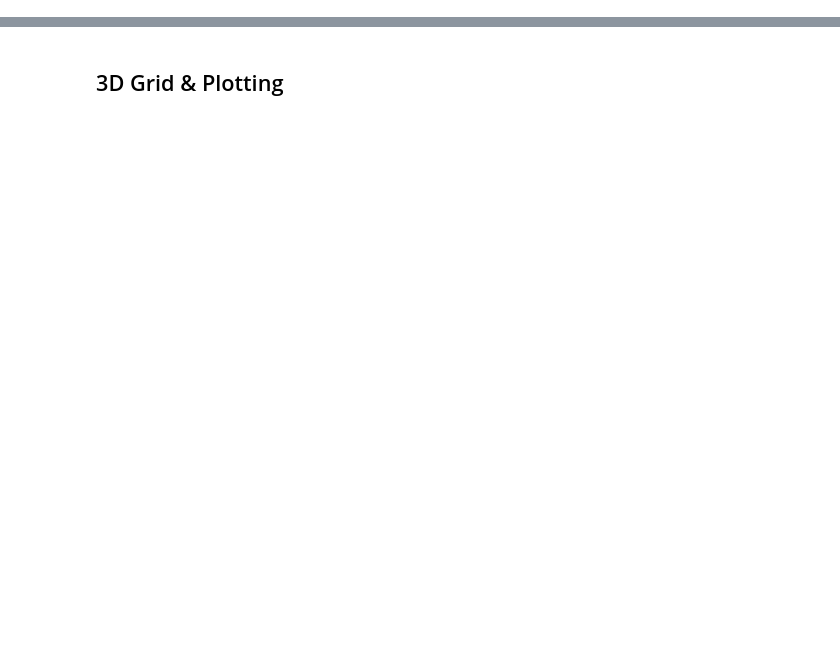
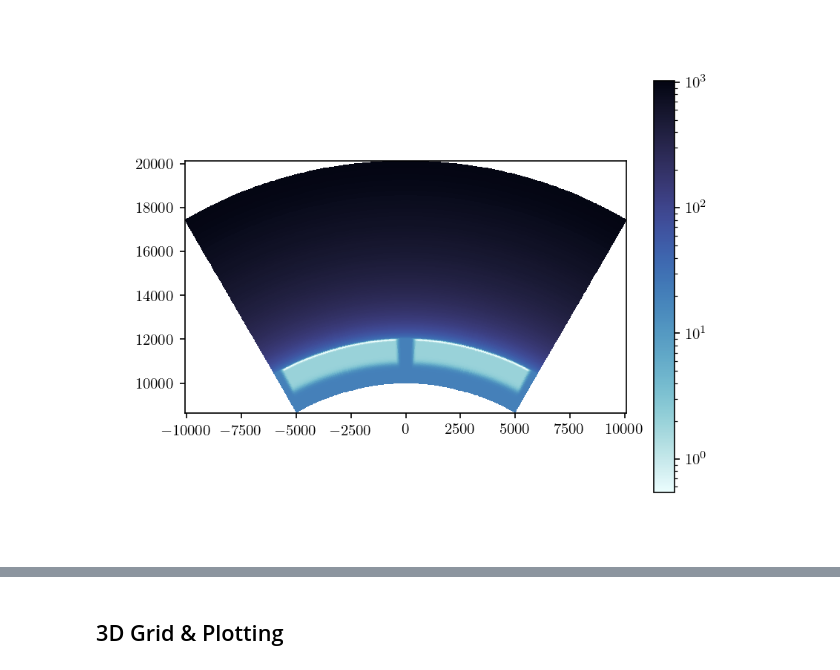
Before and after one commit to wingtorres/annulus, a Jupyter notebook: grid/ann_grid_analytic.ipynb, the cells around one changed output, grey strips where cells are left out. Saved outputs shown, nothing was run; the diff lists cells and outputs as text; code cells hidden in the pictures; blank space fills up the shorter version.

```diff
--- a/grid/ann_grid_analytic.ipynb
+++ b/grid/ann_grid_analytic.ipynb
@@ -249,3 +242,16 @@ G.swan_halo()
+# %%
+%matplotlib widget
+#G.X_swan.shape
+plt.pcolormesh(G.X_swan, G.Y_swan, G.h_swan, cmap = "cmo.ice_r", shading = "auto", norm = LogNorm());
+#plt.pcolormesh(G.T_swan, cmap = "twilight", shading = "auto");
+#plt.pcolormesh(G.R_swan, cmap = "Blues", shading = "auto");
+#plt.pcolormesh(G.h_swan, cmap = "Blues", shading = "auto", norm = LogNorm());
+plt.colorbar()
+plt.gca().set_aspect("equal")
+#display(G.h_swan.shape)
+#G.h_swan[:,-1]
+# %% [output]
+[figure, added]
 # %%
 display(f"min d_r = { abs(np.diff(G.R, axis = 0)).min() }")
 display(f"max d_r = { abs(np.diff(G.R, axis = 0)).max() }")
```
Also changed, not shown: parts of 32 cells of this notebook, 1 other file.
